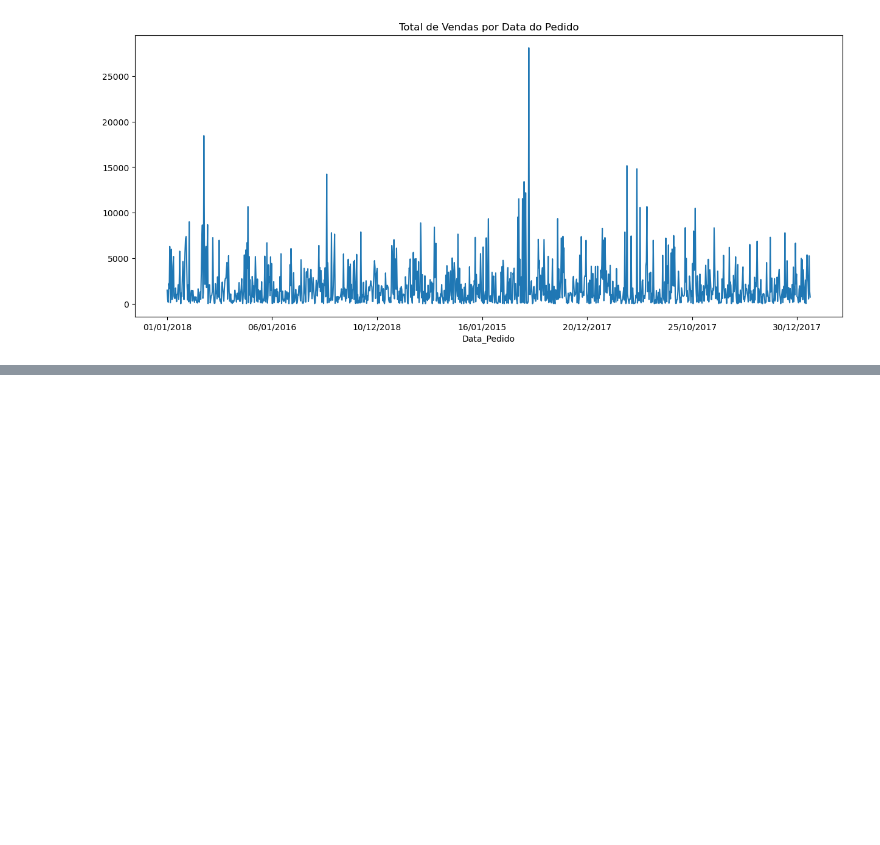
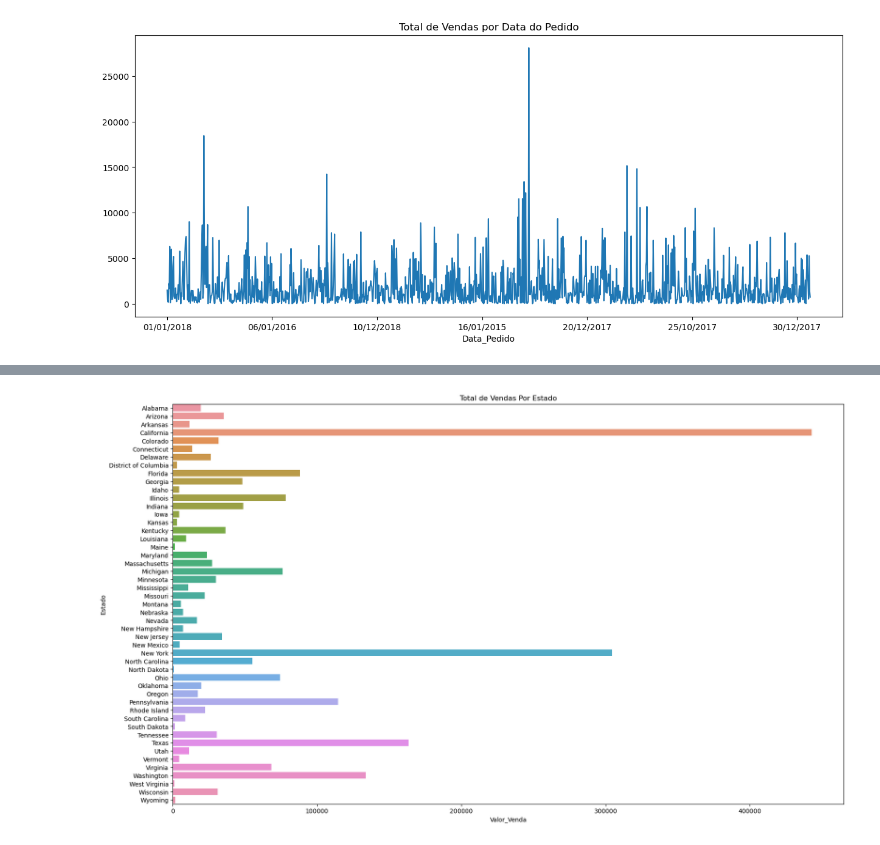
Before and after one commit to rodrigofdl/analise_exploratoria_varejo, a Jupyter notebook: analise_exploratoria_varejo.ipynb, the cells around one changed output, grey strips where cells are left out. Drawn from its saved outputs; the diff is of its cells as text; code cells hidden in the pictures; blank space fills up the shorter version.

```diff
--- a/analise_exploratoria_varejo.ipynb
+++ b/analise_exploratoria_varejo.ipynb
@@ -170,0 +163,8 @@ plt.show()
+# %%
+plt.figure(figsize = (20, 12))
+sns.barplot(data = df_p3,
+            y = 'Estado',
+            x = 'Valor_Venda').set(title = 'Total de Vendas Por Estado')
+plt.show()
+# %% [output]
+[figure, added]
```
Also changed, not shown: parts of 8 cells of this notebook.
